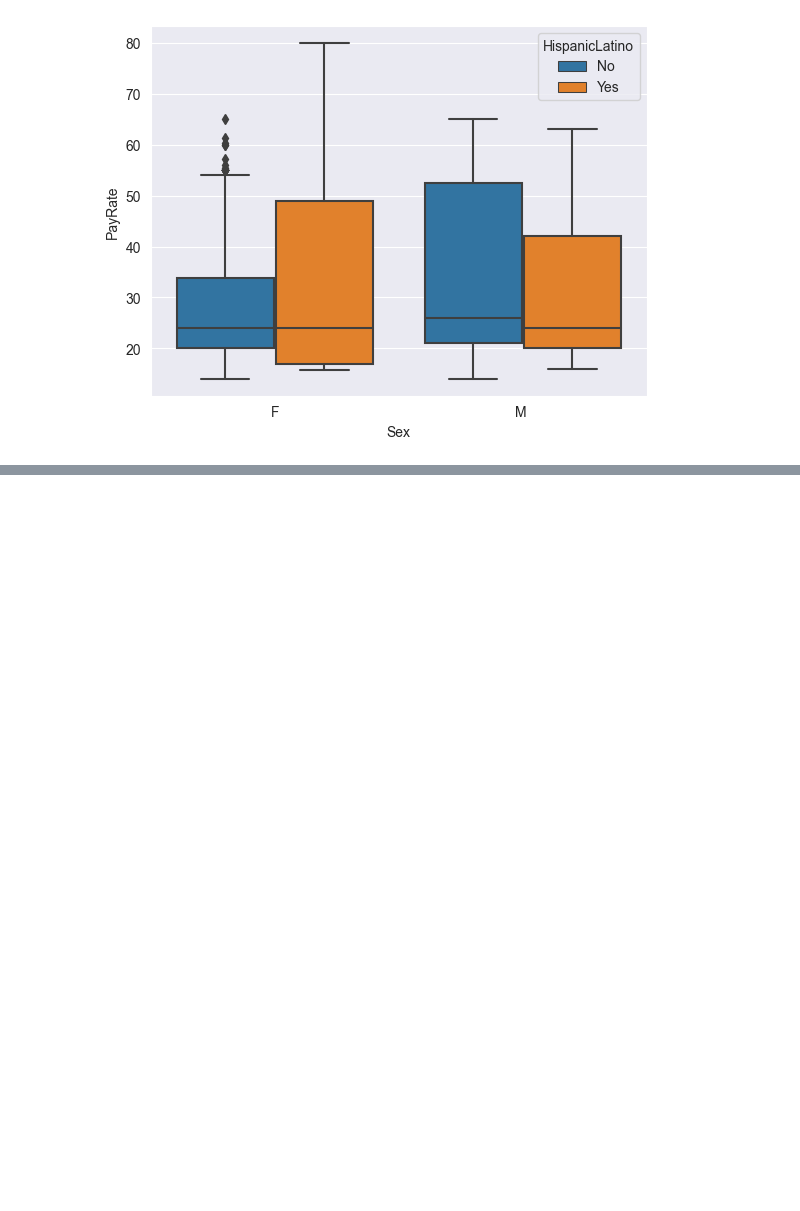
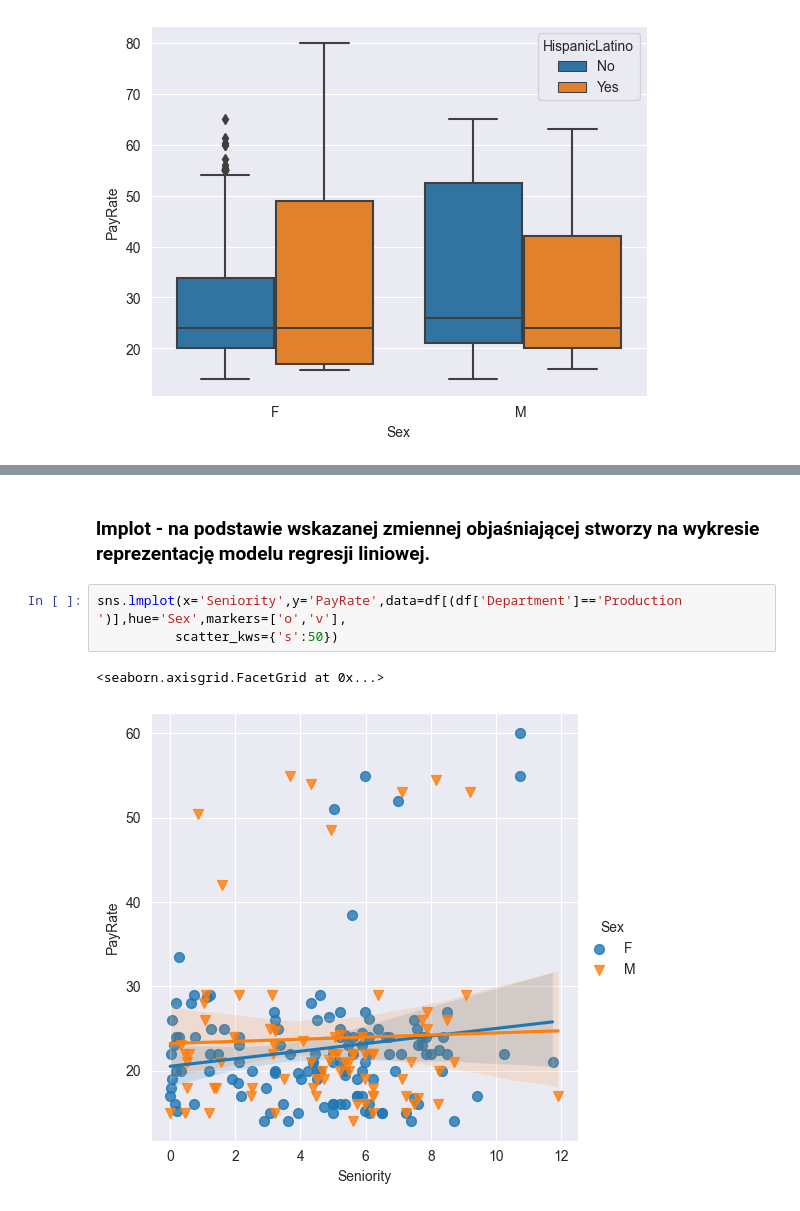
Before and after one commit to grzegorztata/Python, a Jupyter notebook: Modul_9/Modul_9_2/Modul_9_2_Eksploracja_Seaborn.ipynb, the cells around one changed output, grey strips where cells are left out. Drawn from its saved outputs; the diff is of its cells as text; blank space fills up the shorter version.

```diff
--- a/Modul_9/Modul_9_2/Modul_9_2_Eksploracja_Seaborn.ipynb
+++ b/Modul_9/Modul_9_2/Modul_9_2_Eksploracja_Seaborn.ipynb
@@ -233,0 +257,8 @@ sns.boxplot(x='Sex',y='PayRate',data=df,hue='HispanicLatino')
+# %% [markdown]
+### lmplot - na podstawie wskazanej zmiennej objaśniającej stworzy na wykresie reprezentację modelu regresji liniowej.
+# %%
+sns.lmplot(x='Seniority',y='PayRate',data=df[(df['Department']=='Production       ')],hue='Sex',markers=['o','v'],
+          scatter_kws={'s':50})
+# %% [output]
+<seaborn.axisgrid.FacetGrid at 0x...>
+[figure, added]
```
Also changed, not shown: parts of 11 cells of this notebook, 6 other files.
